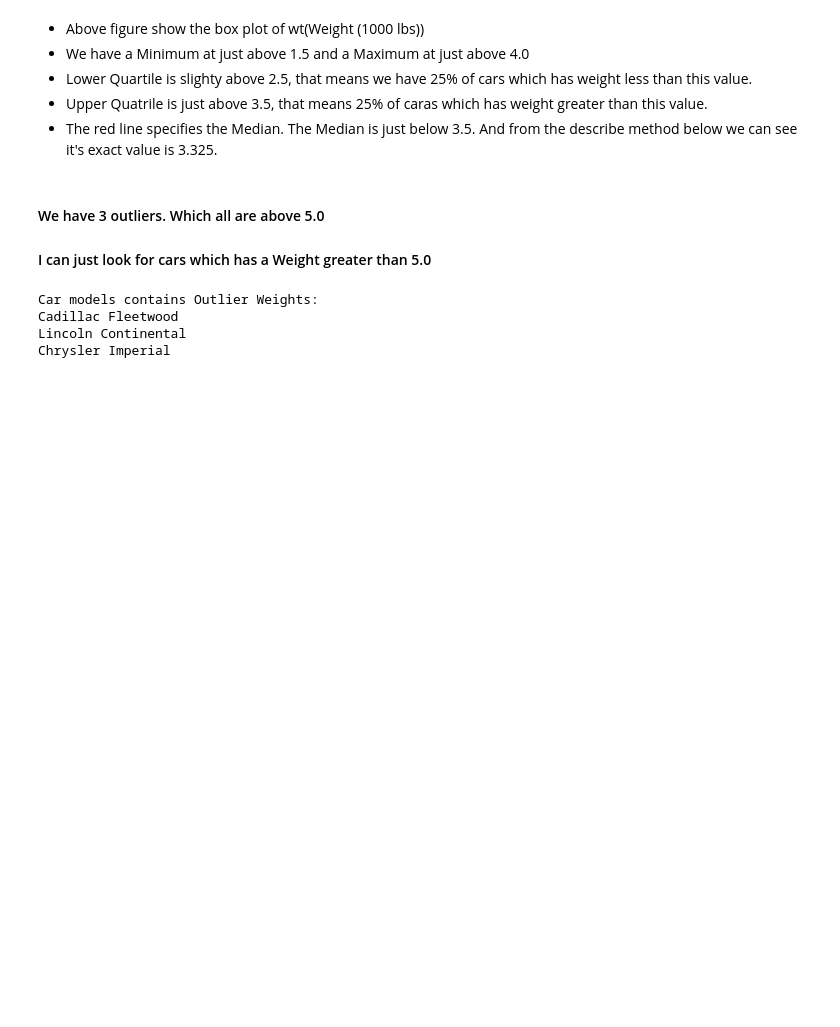
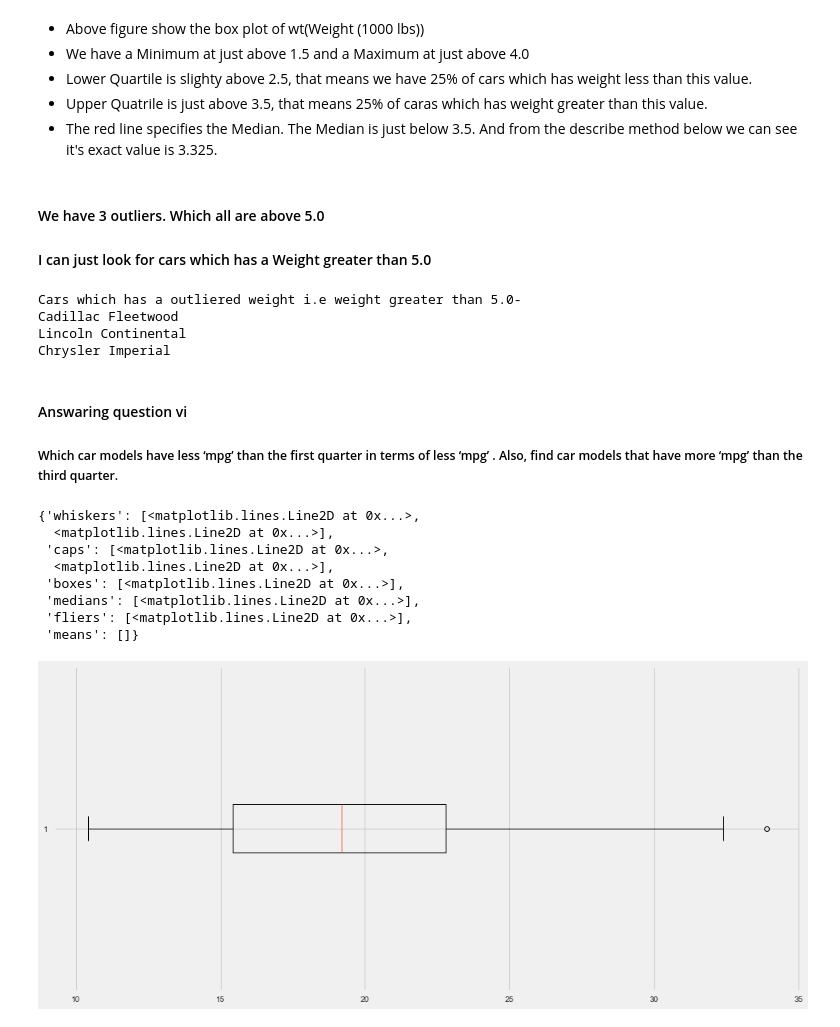
Before and after one commit to BuyingANew-Soul/CSE-520-Assignment-1, a Jupyter notebook: CSE 520 assignment 1.ipynb, the cells around one changed output. Saved outputs shown, nothing was run; the diff lists cells and outputs as text; code cells hidden in the pictures; blank space fills up the shorter version.

Commit message:
finished answaring the last question. Also changed the method of coding of quesry question

```diff
--- a/CSE 520 assignment 1.ipynb
+++ b/CSE 520 assignment 1.ipynb
@@ -294,30 +299,38 @@ Name: wt, dtype: float64
 # %% [markdown]
 #### We have 3 outliers. Which all are above 5.0
 #### I can just look for cars which has a Weight greater than 5.0
-# %%
-# in our data the column containing Car Models has no name
-# for simplicity of operation I'm giving this column a name "Car Models"
-df_new = df.rename(columns={'Unnamed: 0': 'Car Models'})
-
-# we are going to search for Car Models which have Outlier Weights
-# so we have to find the Car Models by it's wt value
-# for easy operation I'm setting the "wt" column as the index column of the data set
-df_new.set_index('wt', inplace=True)
-
-# defining a empty list where we will put out Car Models
-outlier_car_models = []
-
-# looping through the index which are the Weights and adding the Car Models which has a Weight greater than 5.0 in out list
-for w in df_new.index:
-    if w > 5:
-        outlier_car_models.append(df_new.loc[w, 'Car Models'])
-
-# printing out the Outlier Car Models
-print("Car models contains Outlier Weights:")
-for name in outlier_car_models:
-    print(name)
-# %% [output]
-Car models contains Outlier Weights:
-Cadillac Fleetwood
-Lincoln Continental
-Chrysler Imperial
+# %%
+# creatinf a variable which will contain boolean values
+# if wt > 5.0 the corresponding bool will be True, otherwise False
+wt_greater_five = df.wt > 5.0
+
+# passing the variable to our data frame
+# it'll return only those which has True in it's wt column
+# taking only the Car Models column out of it
+outlier_car_models = df[wt_greater_five]['Car Models']
+print('Cars which has a outliered weight i.e weight greater than 5.0-')
+for car in outlier_car_models:
+    print(car)
+# %% [output]
+Cars which has a outliered weight i.e weight greater than 5.0-
+Cadillac Fleetwood
+Lincoln Continental
+Chrysler Imperial
+# %% [markdown]
+#### Answaring question vi
+##### Which car models have less ‘mpg’ than the first quarter in terms of less ‘mpg’ . Also, find car models that have more ‘mpg’ than the third quarter.
+# %%
+# ploting the Box plot for mpg
+plt.style.use('fivethirtyeight')
+plt.figure(figsize=(15,7))
+plt.boxplot(df.mpg, vert=False,)
+# %% [output]
+{'whiskers': [<matplotlib.lines.Line2D at 0x...>,
+  <matplotlib.lines.Line2D at 0x...>],
+ 'caps': [<matplotlib.lines.Line2D at 0x...>,
+  <matplotlib.lines.Line2D at 0x...>],
+ 'boxes': [<matplotlib.lines.Line2D at 0x...>],
+ 'medians': [<matplotlib.lines.Line2D at 0x...>],
+ 'fliers': [<matplotlib.lines.Line2D at 0x...>],
+ 'means': []}
+[figure, added]
```
Also changed, not shown: parts of 9 cells of this notebook.
